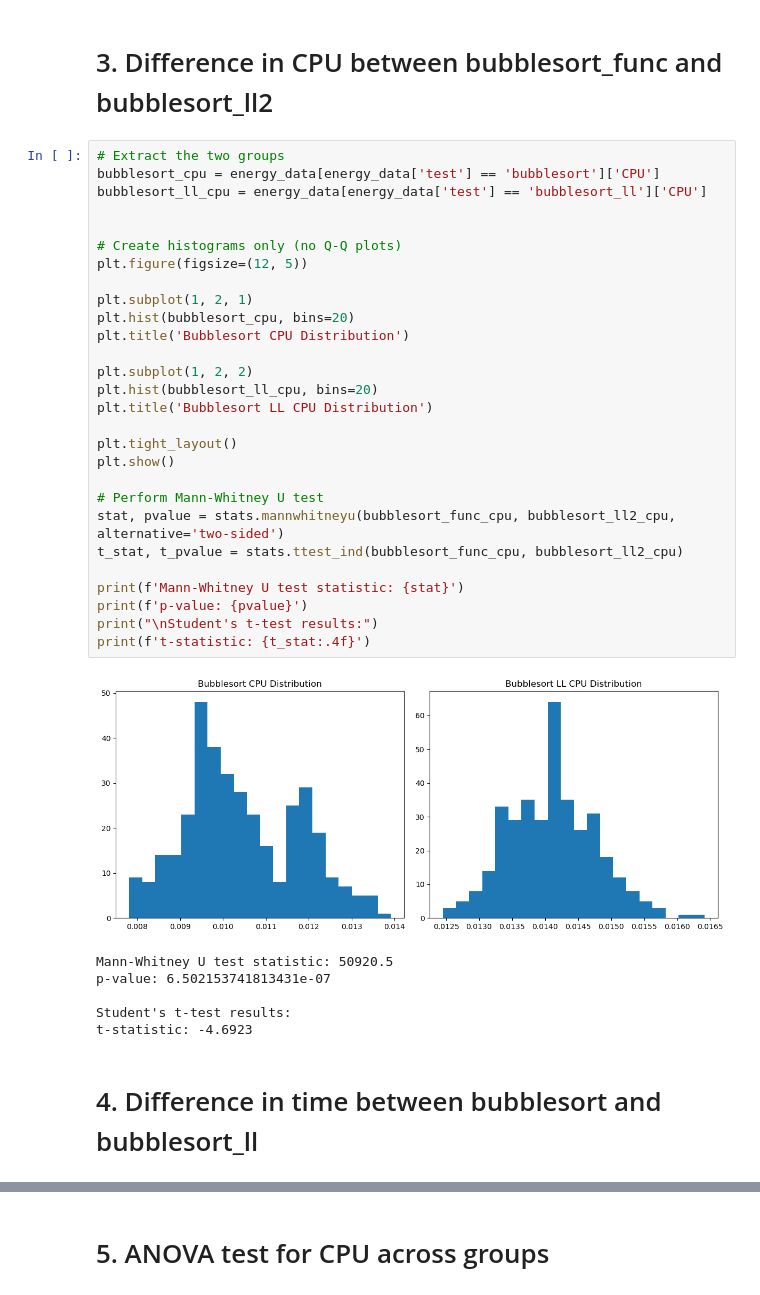
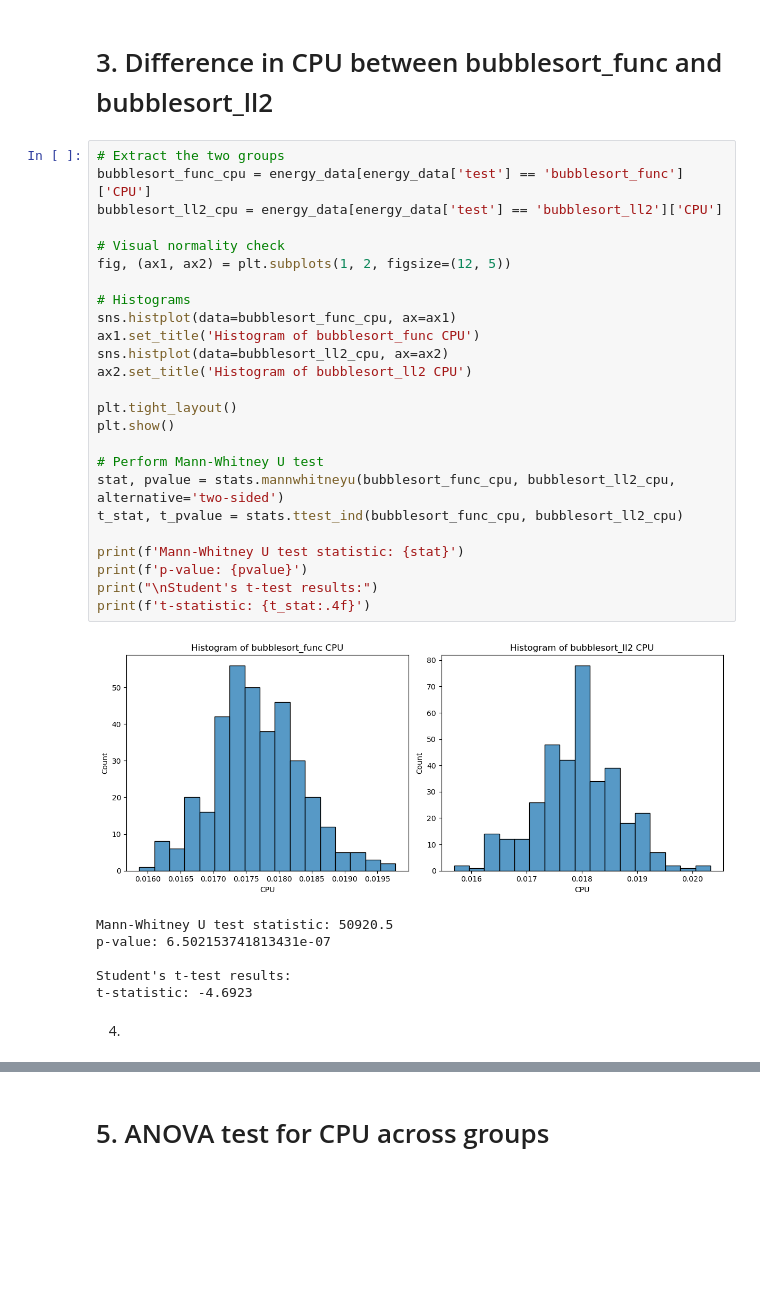
Before and after one commit to victorwp288/Data_-_things, a Jupyter notebook: 3.statistics.ipynb, the cells around one changed output, grey strips where cells are left out. Drawn from its saved outputs; the diff is of its cells as text; blank space fills up the shorter version.

```diff
--- a/3.statistics.ipynb
+++ b/3.statistics.ipynb
@@ -68,39 +68,36 @@ t-statistic: -47.4605
 # 3. Difference in CPU between bubblesort_func and bubblesort_ll2
 # %%
 # Extract the two groups
-bubblesort_cpu = energy_data[energy_data['test'] == 'bubblesort']['CPU']
-bubblesort_ll_cpu = energy_data[energy_data['test'] == 'bubblesort_ll']['CPU']
+bubblesort_func_cpu = energy_data[energy_data['test'] == 'bubblesort_func']['CPU']
+bubblesort_ll2_cpu = energy_data[energy_data['test'] == 'bubblesort_ll2']['CPU']
 
+# Visual normality check
+fig, (ax1, ax2) = plt.subplots(1, 2, figsize=(12, 5))
 
-# Create histograms only (no Q-Q plots)
-plt.figure(figsize=(12, 5))
-
-plt.subplot(1, 2, 1)
-plt.hist(bubblesort_cpu, bins=20)
-plt.title('Bubblesort CPU Distribution')
-
-plt.subplot(1, 2, 2)
-plt.hist(bubblesort_ll_cpu, bins=20)
-plt.title('Bubblesort LL CPU Distribution')
+# Histograms
+sns.histplot(data=bubblesort_func_cpu, ax=ax1)
+ax1.set_title('Histogram of bubblesort_func CPU')
+sns.histplot(data=bubblesort_ll2_cpu, ax=ax2)
+ax2.set_title('Histogram of bubblesort_ll2 CPU')
 
 plt.tight_layout()
 plt.show()
 
 # Perform Mann-Whitney U test
 stat, pvalue = stats.mannwhitneyu(bubblesort_func_cpu, bubblesort_ll2_cpu, alternative='two-sided')
 t_stat, t_pvalue = stats.ttest_ind(bubblesort_func_cpu, bubblesort_ll2_cpu)
 
 print(f'Mann-Whitney U test statistic: {stat}')
 print(f'p-value: {pvalue}')
 print("\nStudent's t-test results:")
 print(f't-statistic: {t_stat:.4f}')
 # %% [output]
-[figure, old version]
+[figure, new version]
 Mann-Whitney U test statistic: 50920.5
 p-value: 6.502153741813431e-07
 
 Student's t-test results:
 t-statistic: -4.6923
-# %% [markdown]
-# 4. Difference in time between bubblesort and bubblesort_ll
+# %% [markdown]
+4.
 # %%
```
Also changed, not shown: parts of 1 cell of this notebook, 2 other files.
